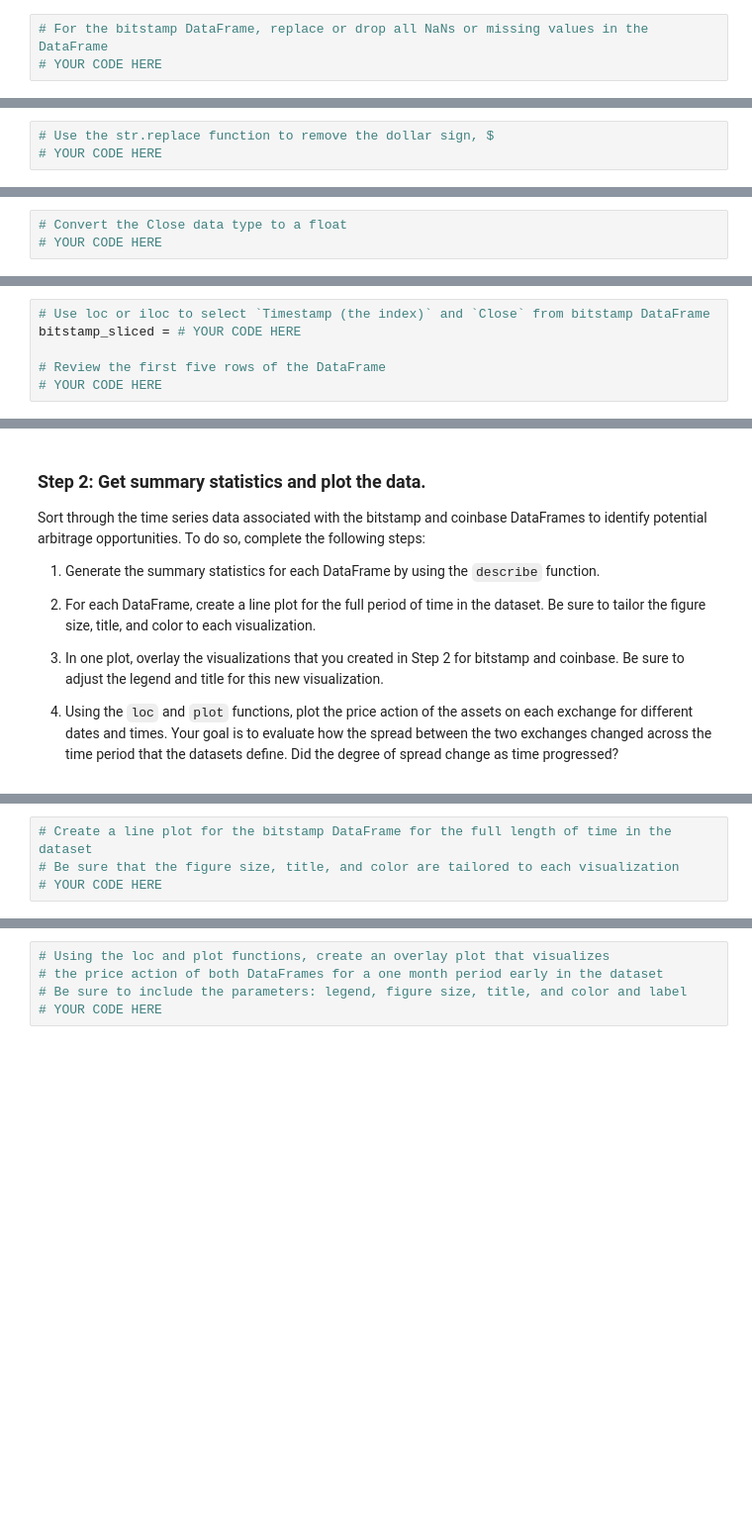
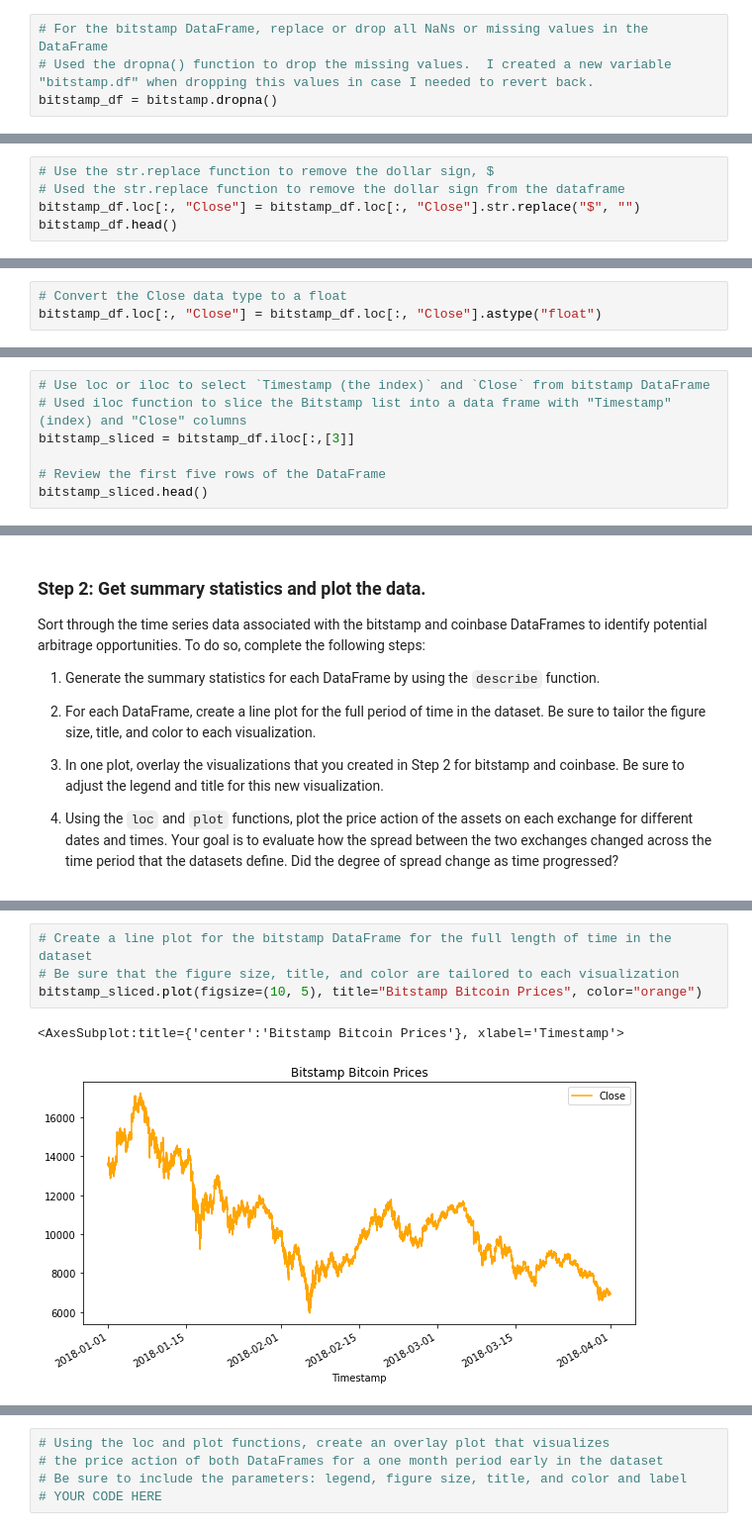
Before and after one commit to jimhitchcock/Crypto_Arbitrage, a Jupyter notebook: crypto_arbitrage.ipynb, the cells around one changed output, grey strips where cells are left out. Shown at 99% size. Cells and saved outputs as stored; diff of their text form; blank space fills up the shorter version.

```diff
--- a/crypto_arbitrage.ipynb
+++ b/crypto_arbitrage.ipynb
@@ -80,4 +106,5 @@ To prepare and clean your data for analysis, complete the following steps:
 ### Step 1: For the bitstamp DataFrame, replace or drop all `NaN`, or missing, values in the DataFrame.
 # %%
 # For the bitstamp DataFrame, replace or drop all NaNs or missing values in the DataFrame
-# YOUR CODE HERE
+# Used the dropna() function to drop the missing values.  I created a new variable "bitstamp.df" when dropping this values in case I needed to revert back.
+bitstamp_df = bitstamp.dropna()
@@ -85,4 +124,6 @@ To prepare and clean your data for analysis, complete the following steps:
 ### Step 2: Use the `str.replace` function to remove the dollar signs ($) from the values in the Close column.
 # %%
 # Use the str.replace function to remove the dollar sign, $
-# YOUR CODE HERE
+# Used the str.replace function to remove the dollar sign from the dataframe
+bitstamp_df.loc[:, "Close"] = bitstamp_df.loc[:, "Close"].str.replace("$", "")
+bitstamp_df.head()
@@ -90,4 +144,4 @@ To prepare and clean your data for analysis, complete the following steps:
 ### Step 3: Convert the data type of the Close column to a `float`.
 # %%
 # Convert the Close data type to a float
-# YOUR CODE HERE
+bitstamp_df.loc[:, "Close"] = bitstamp_df.loc[:, "Close"].astype("float")
@@ -123,7 +272,8 @@ Select the data you want to analyze. Use `loc` or `iloc` to select the following
 * Close
 # %%
 # Use loc or iloc to select `Timestamp (the index)` and `Close` from bitstamp DataFrame
-bitstamp_sliced = # YOUR CODE HERE
+# Used iloc function to slice the Bitstamp list into a data frame with "Timestamp"(index) and "Close" columns
+bitstamp_sliced = bitstamp_df.iloc[:,[3]]
 
 # Review the first five rows of the DataFrame
-# YOUR CODE HERE
+bitstamp_sliced.head()
@@ -154,7 +341,10 @@ Sort through the time series data associated with the bitstamp and coinbase Data
 # %%
 # Create a line plot for the bitstamp DataFrame for the full length of time in the dataset
 # Be sure that the figure size, title, and color are tailored to each visualization
-# YOUR CODE HERE
+bitstamp_sliced.plot(figsize=(10, 5), title="Bitstamp Bitcoin Prices", color="orange")
+# %% [output]
+<AxesSubplot:title={'center':'Bitstamp Bitcoin Prices'}, xlabel='Timestamp'>
+[figure, added]
 # %%
 # Create a line plot for the coinbase DataFrame for the full length of time in the dataset
 # Be sure that the figure size, title, and color are tailored to each visualization
```
Also changed, not shown: parts of 25 cells of this notebook.
